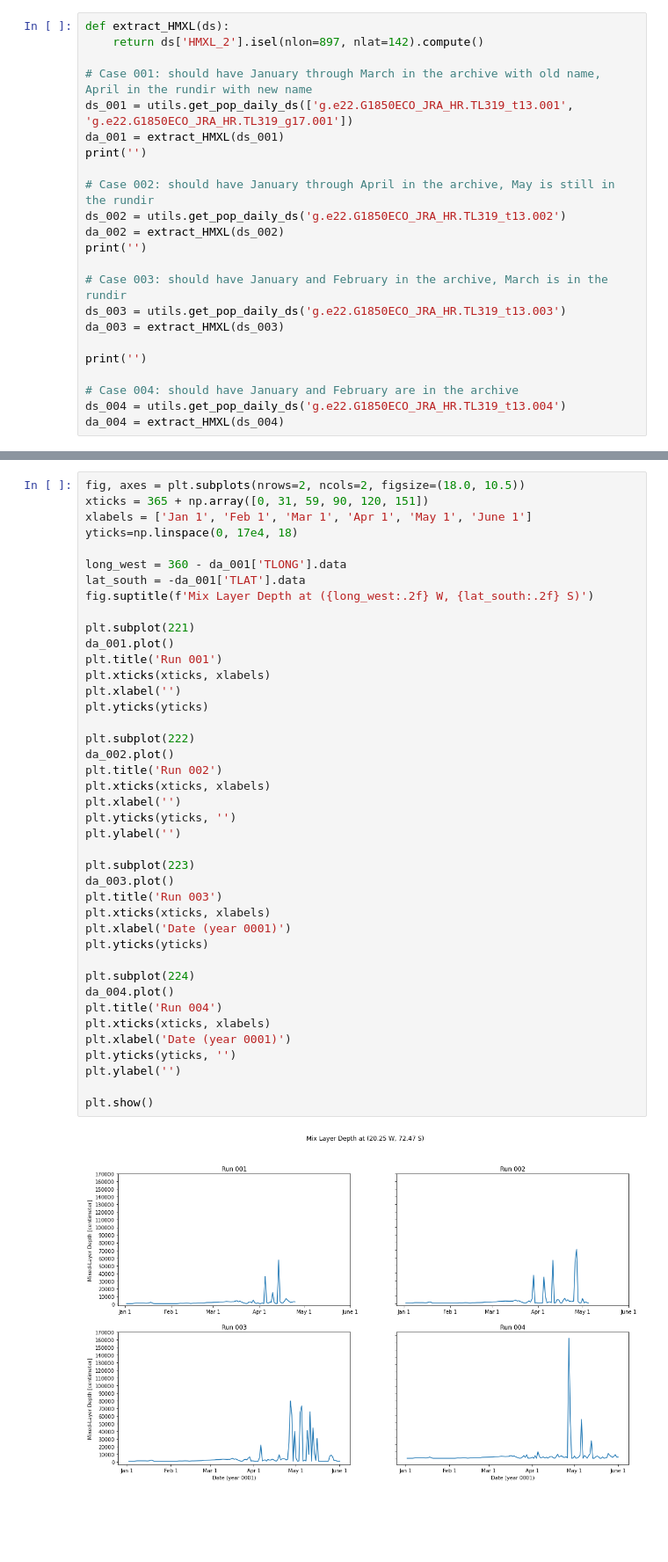
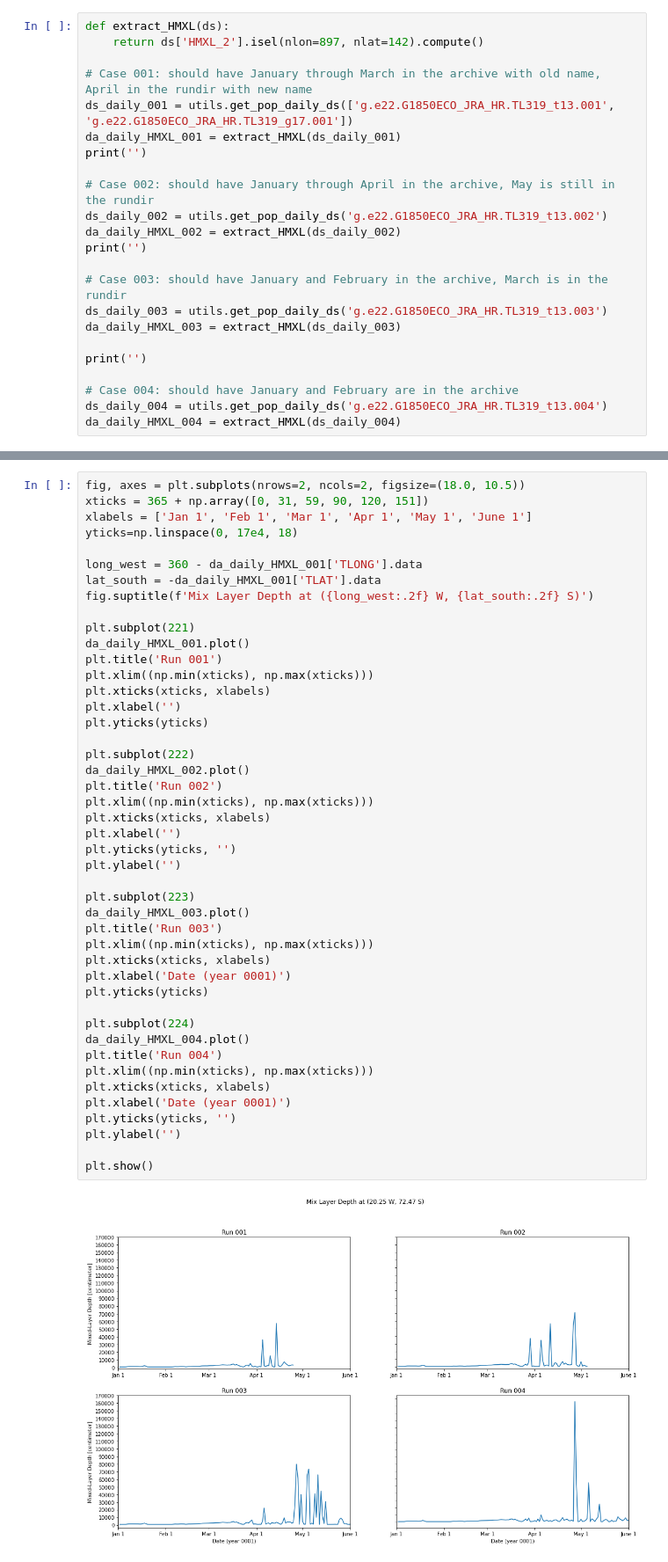
Before and after one commit to marbl-ecosys/HiRes-CESM-analysis, a Jupyter notebook: notebooks/Sanity Check.ipynb, the cells around one changed output, grey strips where cells are left out. Shown at 88% size. Cells and saved outputs as stored; diff of their text form; blank space fills up the shorter version.

```diff
--- a/notebooks/Sanity Check.ipynb
+++ b/notebooks/Sanity Check.ipynb
@@ -13,24 +13,24 @@ def extract_HMXL(ds):
     return ds['HMXL_2'].isel(nlon=897, nlat=142).compute()
 
 # Case 001: should have January through March in the archive with old name, April in the rundir with new name
-ds_001 = utils.get_pop_daily_ds(['g.e22.G1850ECO_JRA_HR.TL319_t13.001', 'g.e22.G1850ECO_JRA_HR.TL319_g17.001'])
-da_001 = extract_HMXL(ds_001)
+ds_daily_001 = utils.get_pop_daily_ds(['g.e22.G1850ECO_JRA_HR.TL319_t13.001', 'g.e22.G1850ECO_JRA_HR.TL319_g17.001'])
+da_daily_HMXL_001 = extract_HMXL(ds_daily_001)
 print('')
 
 # Case 002: should have January through April in the archive, May is still in the rundir
-ds_002 = utils.get_pop_daily_ds('g.e22.G1850ECO_JRA_HR.TL319_t13.002')
-da_002 = extract_HMXL(ds_002)
+ds_daily_002 = utils.get_pop_daily_ds('g.e22.G1850ECO_JRA_HR.TL319_t13.002')
+da_daily_HMXL_002 = extract_HMXL(ds_daily_002)
 print('')
 
 # Case 003: should have January and February in the archive, March is in the rundir
-ds_003 = utils.get_pop_daily_ds('g.e22.G1850ECO_JRA_HR.TL319_t13.003')
-da_003 = extract_HMXL(ds_003)
+ds_daily_003 = utils.get_pop_daily_ds('g.e22.G1850ECO_JRA_HR.TL319_t13.003')
+da_daily_HMXL_003 = extract_HMXL(ds_daily_003)
 
 print('')
 
 # Case 004: should have January and February are in the archive
-ds_004 = utils.get_pop_daily_ds('g.e22.G1850ECO_JRA_HR.TL319_t13.004')
-da_004 = extract_HMXL(ds_004)
+ds_daily_004 = utils.get_pop_daily_ds('g.e22.G1850ECO_JRA_HR.TL319_t13.004')
+da_daily_HMXL_004 = extract_HMXL(ds_daily_004)
 # %% [output]
 Datasets contain a total of 114 days
 Last daily average written at midnight on Apr 25
@@ -49,43 +49,47 @@ xticks = 365 + np.array([0, 31, 59, 90, 120, 151])
 xlabels = ['Jan 1', 'Feb 1', 'Mar 1', 'Apr 1', 'May 1', 'June 1']
 yticks=np.linspace(0, 17e4, 18)
 
-long_west = 360 - da_001['TLONG'].data
-lat_south = -da_001['TLAT'].data
+long_west = 360 - da_daily_HMXL_001['TLONG'].data
+lat_south = -da_daily_HMXL_001['TLAT'].data
 fig.suptitle(f'Mix Layer Depth at ({long_west:.2f} W, {lat_south:.2f} S)')
 
 plt.subplot(221)
-da_001.plot()
+da_daily_HMXL_001.plot()
 plt.title('Run 001')
+plt.xlim((np.min(xticks), np.max(xticks)))
 plt.xticks(xticks, xlabels)
 plt.xlabel('')
 plt.yticks(yticks)
 
 plt.subplot(222)
-da_002.plot()
+da_daily_HMXL_002.plot()
 plt.title('Run 002')
+plt.xlim((np.min(xticks), np.max(xticks)))
 plt.xticks(xticks, xlabels)
 plt.xlabel('')
 plt.yticks(yticks, '')
 plt.ylabel('')
 
 plt.subplot(223)
-da_003.plot()
+da_daily_HMXL_003.plot()
 plt.title('Run 003')
+plt.xlim((np.min(xticks), np.max(xticks)))
 plt.xticks(xticks, xlabels)
 plt.xlabel('Date (year 0001)')
 plt.yticks(yticks)
 
 plt.subplot(224)
-da_004.plot()
+da_daily_HMXL_004.plot()
 plt.title('Run 004')
+plt.xlim((np.min(xticks), np.max(xticks)))
 plt.xticks(xticks, xlabels)
 plt.xlabel('Date (year 0001)')
 plt.yticks(yticks, '')
 plt.ylabel('')
 
 plt.show()
 # %% [output]
-[figure, old version]
+[figure, new version]
 # %%
 fig = plt.figure(figsize=(9.0, 5.25))
 fig.suptitle(f'Mix Layer Depth at ({long_west:.2f} W, {lat_south:.2f} S)')
```
Also changed, not shown: parts of 2 cells of this notebook, 1 other file.
